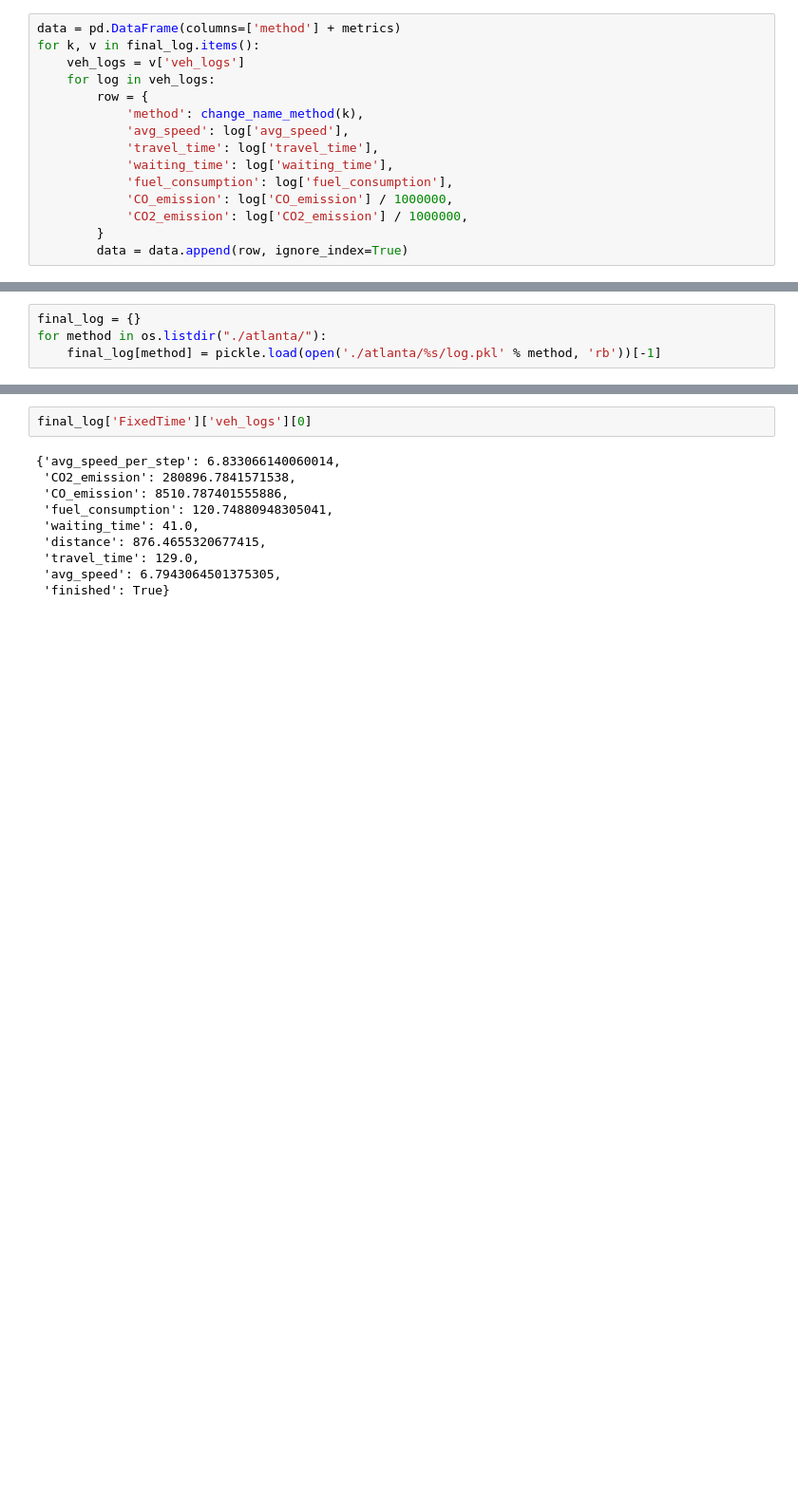
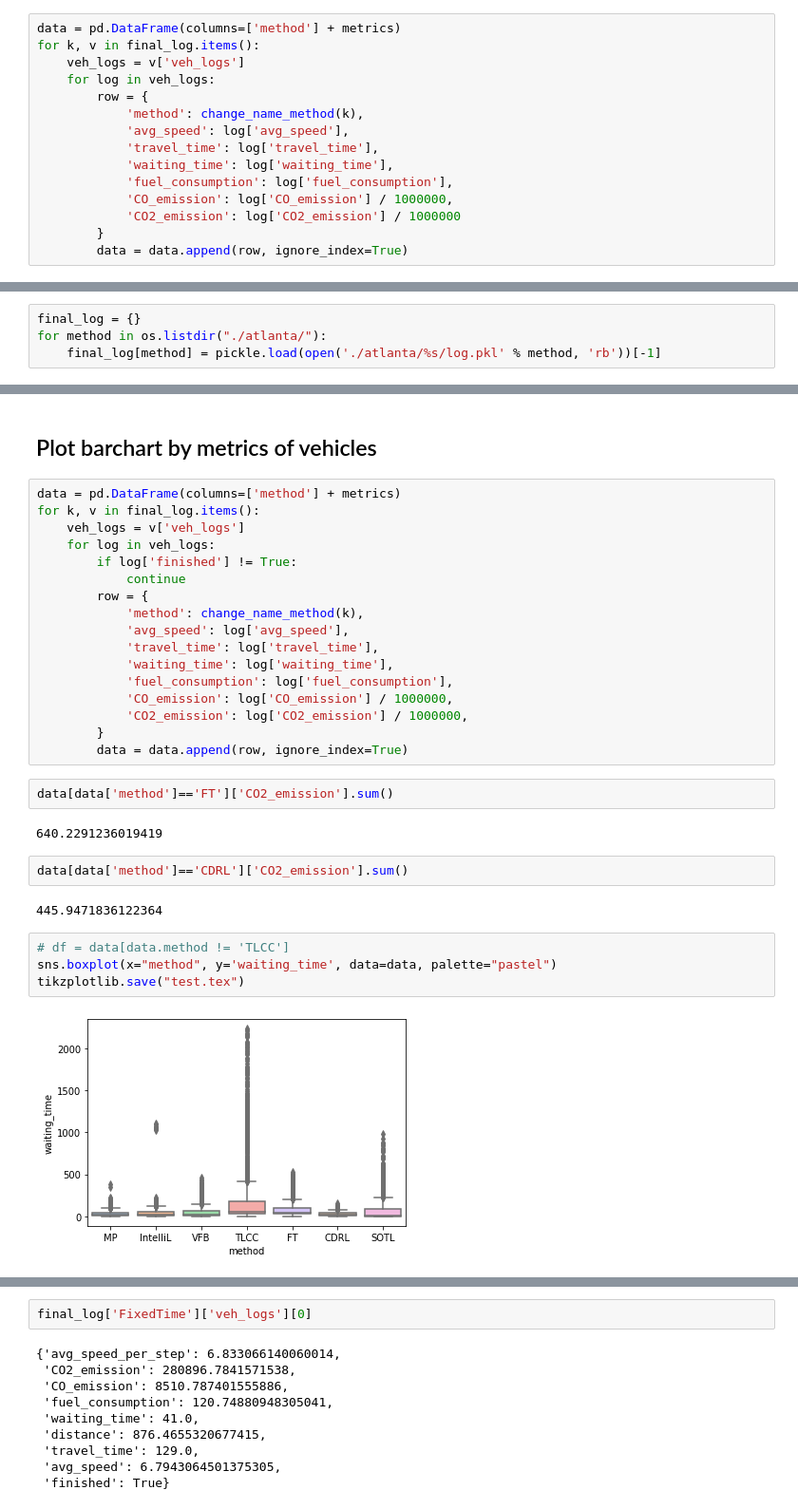
Before and after one commit to Laysest/tslib, a Jupyter notebook: log/final/visualization.ipynb, the cells around one changed output, grey strips where cells are left out. Shown at 95% size. Drawn from its saved outputs; the diff is of its cells as text; blank space fills up the shorter version.

```diff
--- a/log/final/visualization.ipynb
+++ b/log/final/visualization.ipynb
@@ -35,6 +35,6 @@ for k, v in final_log.items():
             'waiting_time': log['waiting_time'],
             'fuel_consumption': log['fuel_consumption'],
             'CO_emission': log['CO_emission'] / 1000000,
-            'CO2_emission': log['CO2_emission'] / 1000000,
+            'CO2_emission': log['CO2_emission'] / 1000000
         }
         data = data.append(row, ignore_index=True)
@@ -61,0 +80,33 @@ for method in os.listdir("./atlanta/"):
+# %% [markdown]
+## Plot barchart by metrics of vehicles
+# %%
+data = pd.DataFrame(columns=['method'] + metrics)
+for k, v in final_log.items():
+    veh_logs = v['veh_logs']
+    for log in veh_logs:
+        if log['finished'] != True:
+            continue
+        row = {
+            'method': change_name_method(k),
+            'avg_speed': log['avg_speed'],
+            'travel_time': log['travel_time'],
+            'waiting_time': log['waiting_time'],
+            'fuel_consumption': log['fuel_consumption'],
+            'CO_emission': log['CO_emission'] / 1000000,
+            'CO2_emission': log['CO2_emission'] / 1000000,
+        }
+        data = data.append(row, ignore_index=True)
+# %%
+data[data['method']=='FT']['CO2_emission'].sum()
+# %% [output]
+640.2291236019419
+# %%
+data[data['method']=='CDRL']['CO2_emission'].sum()
+# %% [output]
+445.9471836122364
+# %%
+# df = data[data.method != 'TLCC']
+sns.boxplot(x="method", y='waiting_time', data=data, palette="pastel")
+tikzplotlib.save("test.tex")
+# %% [output]
+[figure, added]
```
Also changed, not shown: parts of 28 cells of this notebook, 13 other files.
